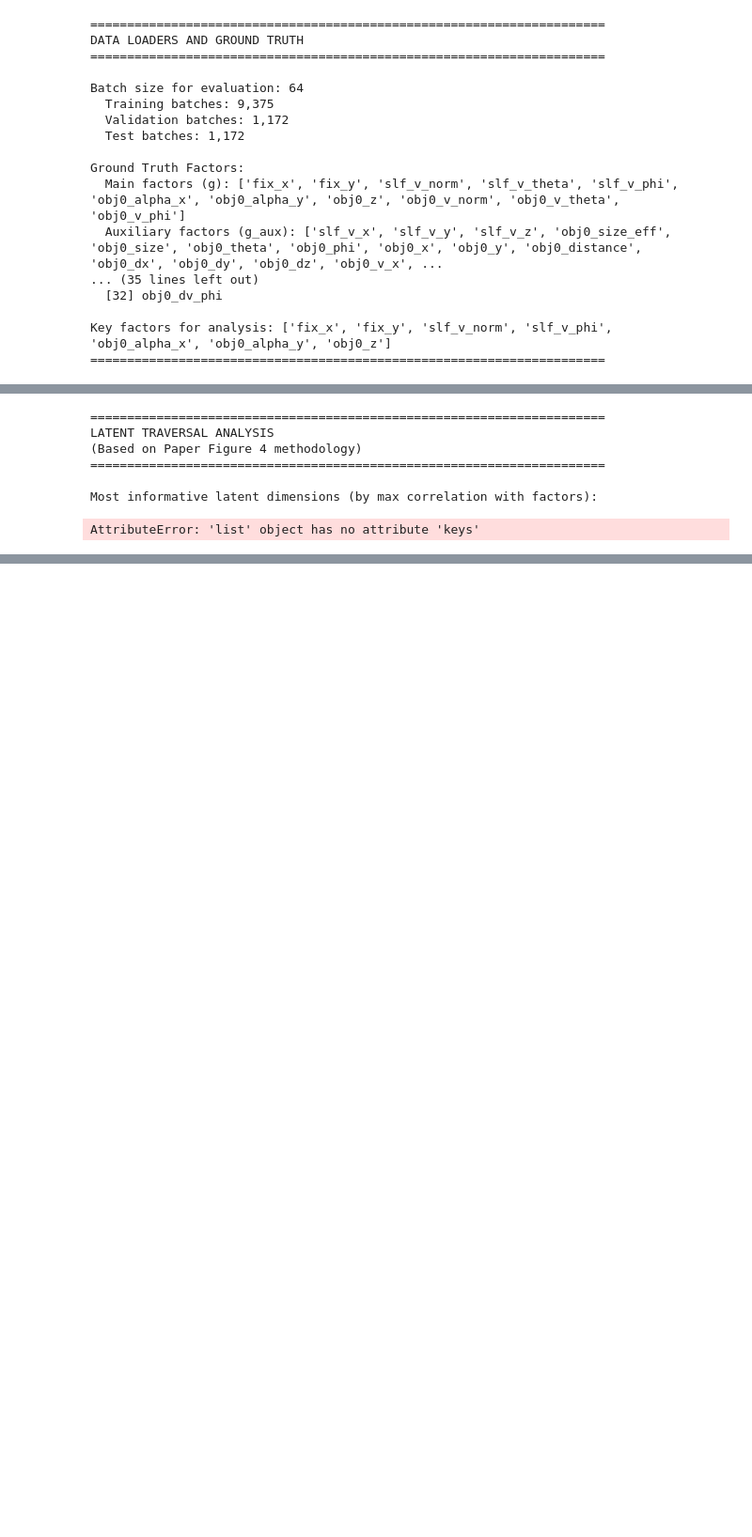
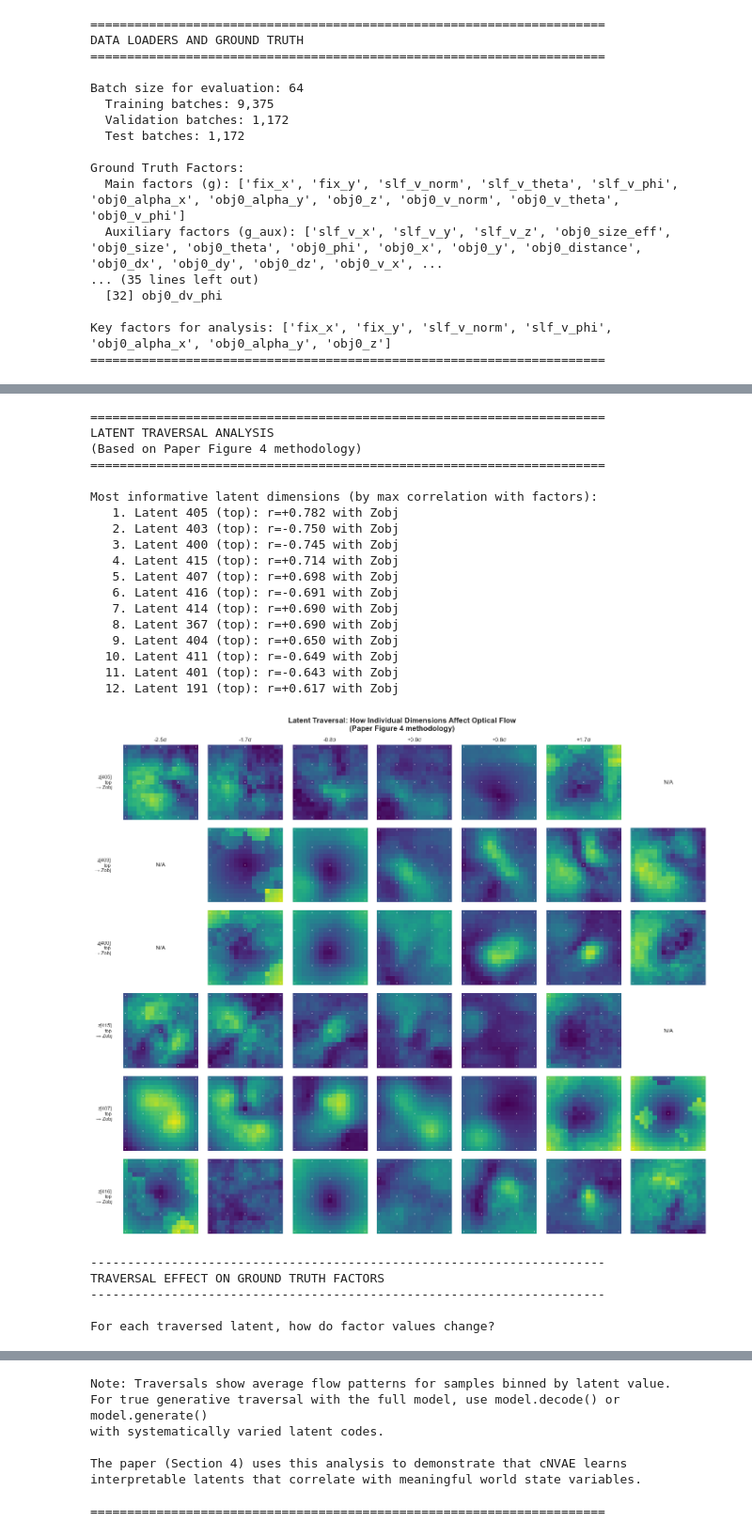
Before and after one commit to mikeibrahim/ROFL-cNVAE, a Jupyter notebook: cnvae.ipynb, the cells around one changed output, grey strips where cells are left out. Shown at 94% size. Drawn from its saved outputs; the diff is of its cells as text; code cells hidden in the pictures; blank space fills up the shorter version.

```diff
--- a/cnvae.ipynb
+++ b/cnvae.ipynb
@@ -1786,9 +1815,10 @@ for i, idx in enumerate(most_informative[:12]):
 
     scale_name = scale_names[min(scale, 2)]
     best_factor_idx = np.argmax(np.abs(corr_matrix[idx]))
-    best_factor = list(factor_display.keys())[best_factor_idx]
+    # factor_display is a list, use index directly
+    best_factor_name = factor_display[best_factor_idx]
     best_corr = corr_matrix[idx, best_factor_idx]
-    print(f"  {i+1:2d}. Latent {idx:3d} ({scale_name}): r={best_corr:+.3f} with {factor_display[best_factor]}")
+    print(f"  {i+1:2d}. Latent {idx:3d} ({scale_name}): r={best_corr:+.3f} with {best_factor_name}")
 
 # Visualize traversals for top informative latents
 # Using binned analysis similar to paper
@@ -1819,7 +1849,7 @@ for row, latent_idx in enumerate(most_informative[:n_show]):
 
     # Best correlated factor for this latent
     best_factor_idx = np.argmax(np.abs(corr_matrix[latent_idx]))
-    best_factor = list(factor_display.keys())[best_factor_idx]
+    best_factor_name = factor_display[best_factor_idx]
 
     for col in range(n_steps):
         ax = axes[row, col]
@@ -1860,7 +1890,7 @@ for row, latent_idx in enumerate(most_informative[:n_show]):
 
         if col == 0:
             scale_name = scale_names[min(scale, 2)]
-            ax.text(-0.15, 0.5, f'z[{latent_idx}]\n{scale_name}\n→ {factor_display[best_factor][:8]}',
+            ax.text(-0.15, 0.5, f'z[{latent_idx}]\n{scale_name}\n→ {best_factor_name[:8]}',
                    transform=ax.transAxes, ha='right', va='center', fontsize=8)
 
 plt.suptitle('Latent Traversal: How Individual Dimensions Affect Optical Flow\n(Paper Figure 4 methodology)',
@@ -1909,31 +1939,48 @@ for i, latent_idx in enumerate(most_informative[:6]):
             ax.plot(bin_centers, factor_means, 'o-', label=factor_name, alpha=0.7)
 
     scale_name = scale_names[min(scale, 2)]
     ax.set_xlabel(f'Latent {latent_idx} value')
     ax.set_ylabel('Factor value (normalized)')
     ax.set_title(f'Latent {latent_idx} ({scale_name})', fontsize=11, fontweight='bold')
     ax.legend(loc='best', fontsize=7)
     ax.grid(True, alpha=0.3)
 
 plt.suptitle('How Latent Values Correlate with Ground Truth Factors\n(Linear relationship = good encoding)',
              fontsize=12, fontweight='bold')
 plt.tight_layout()
 plt.show()
 
 print("""
 Note: Traversals show average flow patterns for samples binned by latent value.
 For true generative traversal with the full model, use model.decode() or model.generate()
 with systematically varied latent codes.
 
 The paper (Section 4) uses this analysis to demonstrate that cNVAE learns
 interpretable latents that correlate with meaningful world state variables.
 """)
 print("="*70)
 # %% [output]
 ======================================================================
 LATENT TRAVERSAL ANALYSIS
 (Based on Paper Figure 4 methodology)
 ======================================================================
 
 Most informative latent dimensions (by max correlation with factors):
+   1. Latent 405 (top): r=+0.782 with Zobj
+   2. Latent 403 (top): r=-0.750 with Zobj
+   3. Latent 400 (top): r=-0.745 with Zobj
+   4. Latent 415 (top): r=+0.714 with Zobj
+   5. Latent 407 (top): r=+0.698 with Zobj
+   6. Latent 416 (top): r=-0.691 with Zobj
+   7. Latent 414 (top): r=+0.690 with Zobj
+   8. Latent 367 (top): r=+0.690 with Zobj
+   9. Latent 404 (top): r=+0.650 with Zobj
+  10. Latent 411 (top): r=-0.649 with Zobj
+  11. Latent 401 (top): r=-0.643 with Zobj
+  12. Latent 191 (top): r=+0.617 with Zobj
+[figure, added]
-AttributeError: 'list' object has no attribute 'keys'
+----------------------------------------------------------------------
+TRAVERSAL EFFECT ON GROUND TRUTH FACTORS
+----------------------------------------------------------------------
+
+For each traversed latent, how do factor values change?
@@ -1940,3 +1988,11 @@ AttributeError: 'list' object has no attribute 'keys'
+Note: Traversals show average flow patterns for samples binned by latent value.
+For true generative traversal with the full model, use model.decode() or model.generate()
+with systematically varied latent codes.
+
+The paper (Section 4) uses this analysis to demonstrate that cNVAE learns
+interpretable latents that correlate with meaningful world state variables.
+
+======================================================================
 # %%
 # 18. DCI METRICS: Disentanglement, Completeness, Informativeness
 # ============================================================================
```
Also changed, not shown: parts of 23 cells of this notebook, 4 other files.
